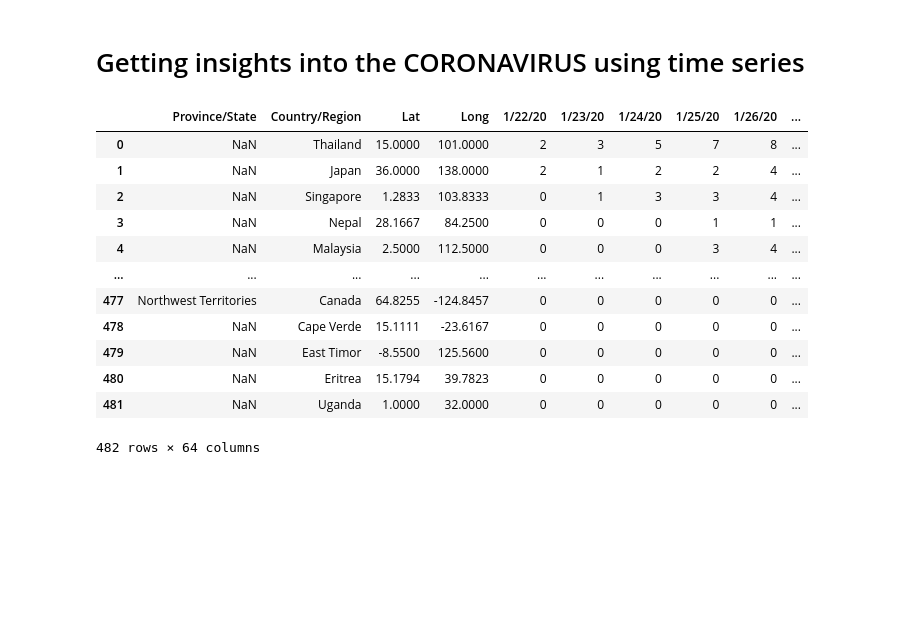
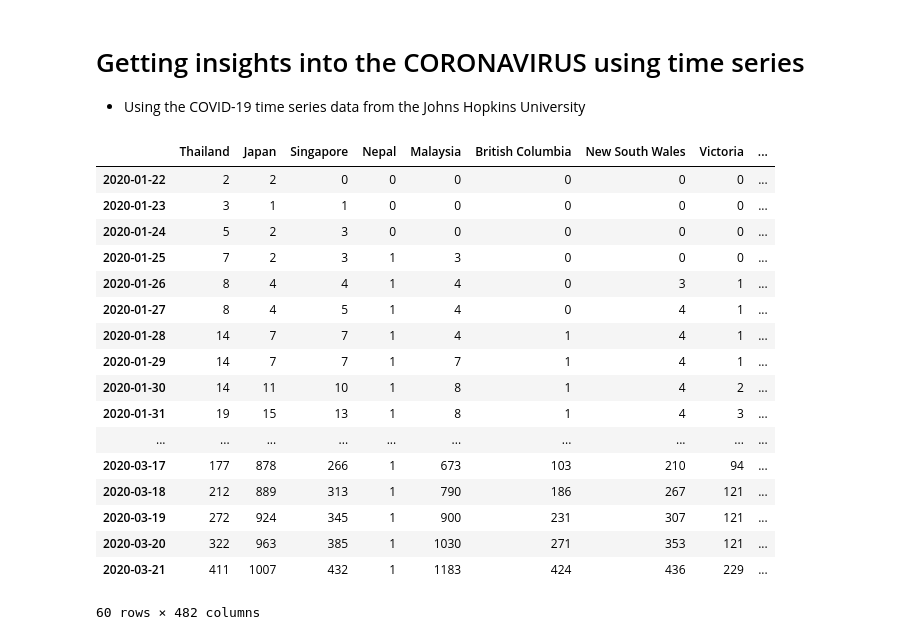
Before and after one commit to gisfromscratch/corona-notebooks, a Jupyter notebook: notebooks/TimeSeriesInsights.ipynb, the cells around one changed output. Drawn from its saved outputs; the diff is of its cells as text; code cells hidden in the pictures; blank space fills up the shorter version.

Commit message:
#2 Created a timeseries using the transposed dataframe

```diff
--- a/notebooks/TimeSeriesInsights.ipynb
+++ b/notebooks/TimeSeriesInsights.ipynb
@@ -1,5 +1,6 @@
 # %% [markdown]
 # Getting insights into the CORONAVIRUS using time series
+- Using the COVID-19 time series data from the Johns Hopkins University
 # %%
 import pandas
 import urllib.request
@@ -8,20 +9,32 @@ def query_hopkins_timeseries():
     url = "https://raw.githubusercontent.com/CSSEGISandData/COVID-19/master/csse_covid_19_data/csse_covid_19_time_series/time_series_19-covid-Confirmed.csv"
     with urllib.request.urlopen(url) as stream:
         timeseries_hopkins = pandas.read_csv(stream)
-        return timeseries_hopkins
+        date_columns = timeseries_hopkins.columns[4:]
+        timeseries_indexed = timeseries_hopkins[date_columns].T
+        timeseries_indexed.index = pandas.to_datetime(timeseries_indexed.index)
+        states = timeseries_hopkins["Province/State"]
+        regions = timeseries_hopkins["Country/Region"]
+        timeseries_indexed.columns = [states[index] if 0 < pandas.notna(states[index]) else regions[index] for index in range(0, len(states))]
+        return timeseries_indexed
-# %%
-query_hopkins_timeseries()
-# %% [output]
-|  | Province/State | Country/Region | Lat | Long | 1/22/20 | 1/23/20 | 1/24/20 | 1/25/20 | 1/26/20 | ... |
-| 0 | NaN | Thailand | 15.0000 | 101.0000 | 2 | 3 | 5 | 7 | 8 | ... |
-| 1 | NaN | Japan | 36.0000 | 138.0000 | 2 | 1 | 2 | 2 | 4 | ... |
-| 2 | NaN | Singapore | 1.2833 | 103.8333 | 0 | 1 | 3 | 3 | 4 | ... |
-| 3 | NaN | Nepal | 28.1667 | 84.2500 | 0 | 0 | 0 | 1 | 1 | ... |
-| 4 | NaN | Malaysia | 2.5000 | 112.5000 | 0 | 0 | 0 | 3 | 4 | ... |
-| ... | ... | ... | ... | ... | ... | ... | ... | ... | ... | ... |
-| 477 | Northwest Territories | Canada | 64.8255 | -124.8457 | 0 | 0 | 0 | 0 | 0 | ... |
-| 478 | NaN | Cape Verde | 15.1111 | -23.6167 | 0 | 0 | 0 | 0 | 0 | ... |
-| 479 | NaN | East Timor | -8.5500 | 125.5600 | 0 | 0 | 0 | 0 | 0 | ... |
-| 480 | NaN | Eritrea | 15.1794 | 39.7823 | 0 | 0 | 0 | 0 | 0 | ... |
-| 481 | NaN | Uganda | 1.0000 | 32.0000 | 0 | 0 | 0 | 0 | 0 | ... |
-482 rows × 64 columns
+# %%
+corona_timeseries = query_hopkins_timeseries()
+corona_timeseries
+# %% [output]
+|  | Thailand | Japan | Singapore | Nepal | Malaysia | British Columbia | New South Wales | Victoria | ... |
+| 2020-01-22 | 2 | 2 | 0 | 0 | 0 | 0 | 0 | 0 | ... |
+| 2020-01-23 | 3 | 1 | 1 | 0 | 0 | 0 | 0 | 0 | ... |
+| 2020-01-24 | 5 | 2 | 3 | 0 | 0 | 0 | 0 | 0 | ... |
+| 2020-01-25 | 7 | 2 | 3 | 1 | 3 | 0 | 0 | 0 | ... |
+| 2020-01-26 | 8 | 4 | 4 | 1 | 4 | 0 | 3 | 1 | ... |
+| 2020-01-27 | 8 | 4 | 5 | 1 | 4 | 0 | 4 | 1 | ... |
+| 2020-01-28 | 14 | 7 | 7 | 1 | 4 | 1 | 4 | 1 | ... |
+| 2020-01-29 | 14 | 7 | 7 | 1 | 7 | 1 | 4 | 1 | ... |
+| 2020-01-30 | 14 | 11 | 10 | 1 | 8 | 1 | 4 | 2 | ... |
+| 2020-01-31 | 19 | 15 | 13 | 1 | 8 | 1 | 4 | 3 | ... |
+| ... | ... | ... | ... | ... | ... | ... | ... | ... | ... |
+| 2020-03-17 | 177 | 878 | 266 | 1 | 673 | 103 | 210 | 94 | ... |
+| 2020-03-18 | 212 | 889 | 313 | 1 | 790 | 186 | 267 | 121 | ... |
+| 2020-03-19 | 272 | 924 | 345 | 1 | 900 | 231 | 307 | 121 | ... |
+| 2020-03-20 | 322 | 963 | 385 | 1 | 1030 | 271 | 353 | 121 | ... |
+| 2020-03-21 | 411 | 1007 | 432 | 1 | 1183 | 424 | 436 | 229 | ... |
+60 rows × 482 columns
```
